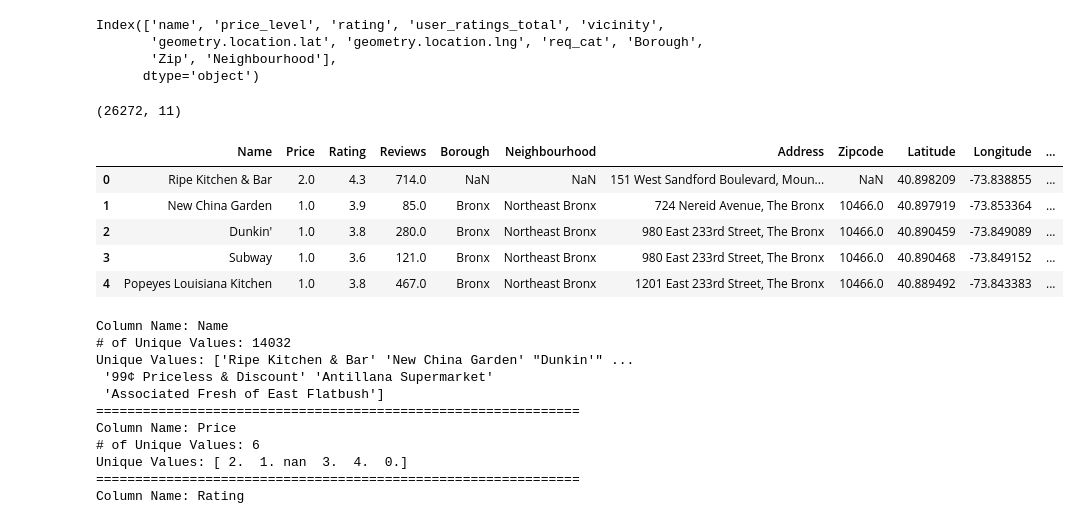
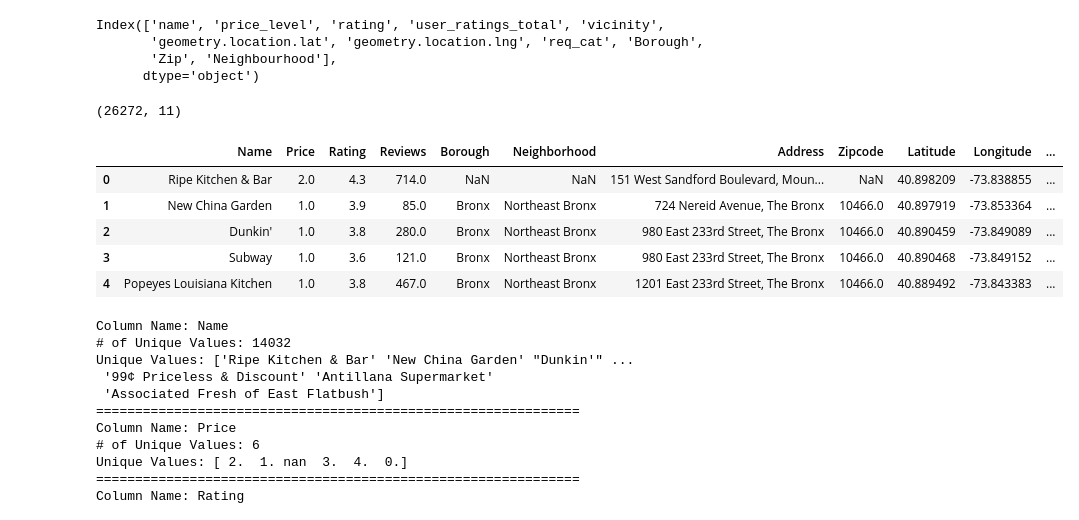
Before and after one commit to annleystanley/Midterm-Project, a Jupyter notebook: google_places_data_cleaning.ipynb, the cells around one changed output. Saved outputs shown, nothing was run; the diff lists cells and outputs as text; code cells hidden in the pictures.

```diff
--- a/google_places_data_cleaning.ipynb
+++ b/google_places_data_cleaning.ipynb
@@ -72,15 +72,15 @@ Index(['name', 'price_level', 'rating', 'user_ratings_total', 'vicinity',
       dtype='object')
 # %%
 # Rename columns
-gp_poi.columns = ['Name','Price','Rating','Reviews','Address','Latitude','Longitude','Category','Borough','Zipcode','Neighbourhood']
+gp_poi.columns = ['Name','Price','Rating','Reviews','Address','Latitude','Longitude','Category','Borough','Zipcode','Neighborhood']
 
 # Reorder columns
-gp_poi = gp_poi[['Name','Price','Rating','Reviews','Borough','Neighbourhood','Address','Zipcode','Latitude','Longitude','Category']]
+gp_poi = gp_poi[['Name','Price','Rating','Reviews','Borough','Neighborhood','Address','Zipcode','Latitude','Longitude','Category']]
 print(gp_poi.shape)
 gp_poi.head()
 # %% [output]
 (26272, 11)
-|  | Name | Price | Rating | Reviews | Borough | Neighbourhood | Address | Zipcode | Latitude | Longitude | ... |
+|  | Name | Price | Rating | Reviews | Borough | Neighborhood | Address | Zipcode | Latitude | Longitude | ... |
 | 0 | Ripe Kitchen & Bar | 2.0 | 4.3 | 714.0 | NaN | NaN | 151 West Sandford Boulevard, Moun... | NaN | 40.898209 | -73.838855 | ... |
 | 1 | New China Garden | 1.0 | 3.9 | 85.0 | Bronx | Northeast Bronx | 724 Nereid Avenue, The Bronx | 10466.0 | 40.897919 | -73.853364 | ... |
 | 2 | Dunkin' | 1.0 | 3.8 | 280.0 | Bronx | Northeast Bronx | 980 East 233rd Street, The Bronx | 10466.0 | 40.890459 | -73.849089 | ... |
```
Also changed, not shown: parts of 14 cells of this notebook, 5 other files.
